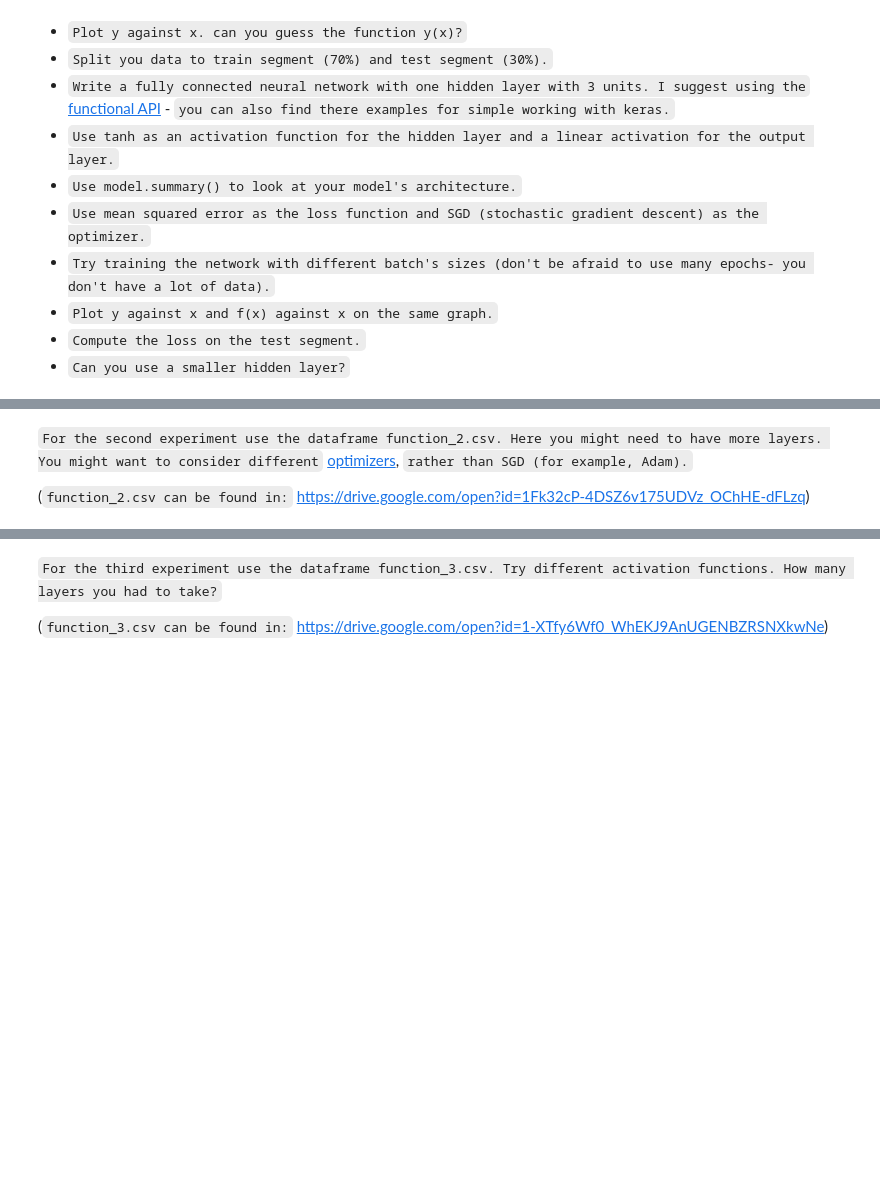
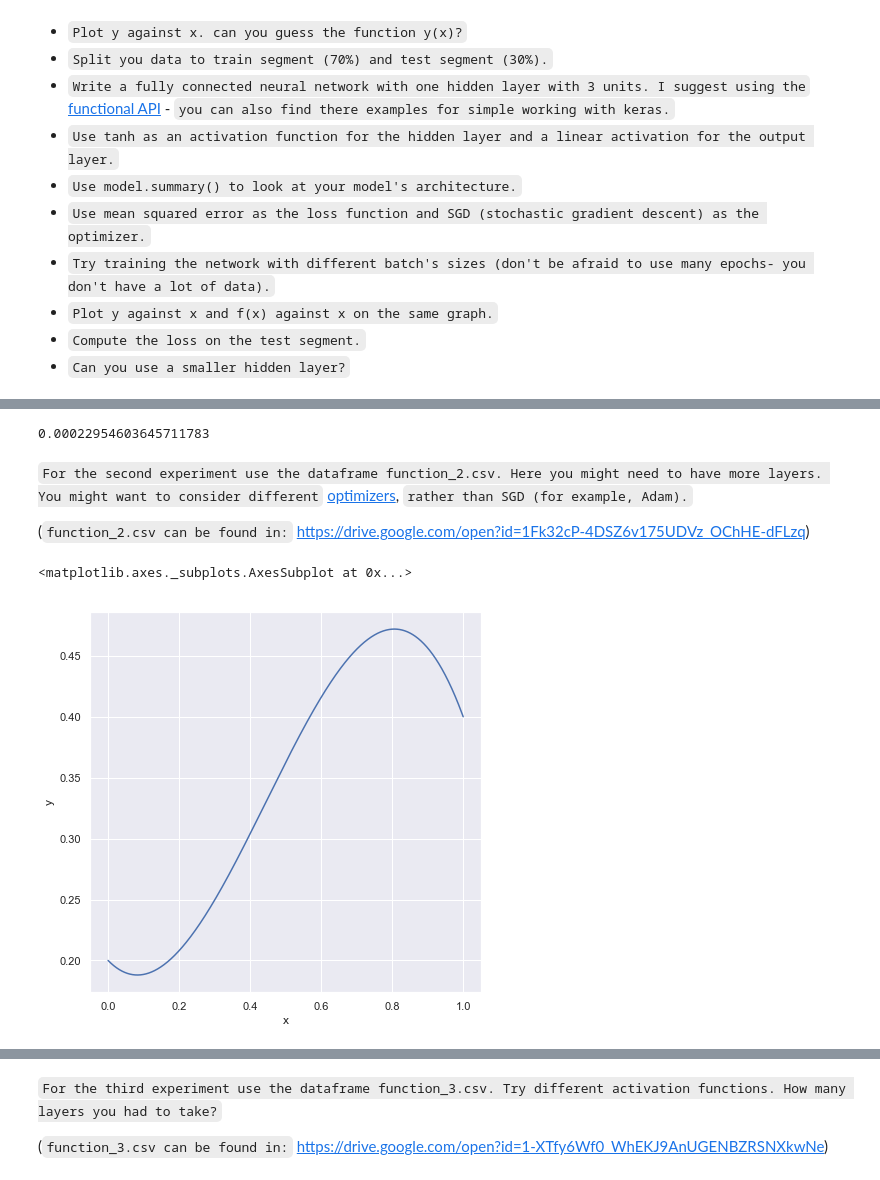
Before and after one commit to azranmelody/data-science-study, a Jupyter notebook: course-lotem/ex6/going deeper.ipynb, the cells around one changed output, grey strips where cells are left out. Drawn from its saved outputs; the diff is of its cells as text; code cells hidden in the pictures; blank space fills up the shorter version.

````diff
--- a/course-lotem/ex6/going deeper.ipynb
+++ b/course-lotem/ex6/going deeper.ipynb
@@ -31,4 +174,17 @@ import matplotlib.pyplot as plt
+# %%
+mean_squared_error(test_Y , test_preds) #the loss - pretty good for that small nn
+# %% [output]
+0.00022954603645711783
 # %% [markdown]
 ```For the second experiment use the dataframe function_2.csv. Here you might need to have more layers. You might want to consider different``` [optimizers](https://keras.io/optimizers/), ```rather than SGD (for example, Adam).```
 
 (```function_2.csv can be found in:``` https://drive.google.com/open?id=1Fk32cP-4DSZ6v175UDVz_OChHE-dFLzq)
+# %%
+df_exp2 = pd.read_csv('function_2.csv')
+# %%
+#vizualize the data
+sns.set(rc={'figure.figsize':(7,7)})
+sns.lineplot(x='x', y='y',data=df_exp2 )
+# %% [output]
+<matplotlib.axes._subplots.AxesSubplot at 0x...>
+[figure, added]
````
Also changed, not shown: parts of 39 cells of this notebook, 5 other files.
